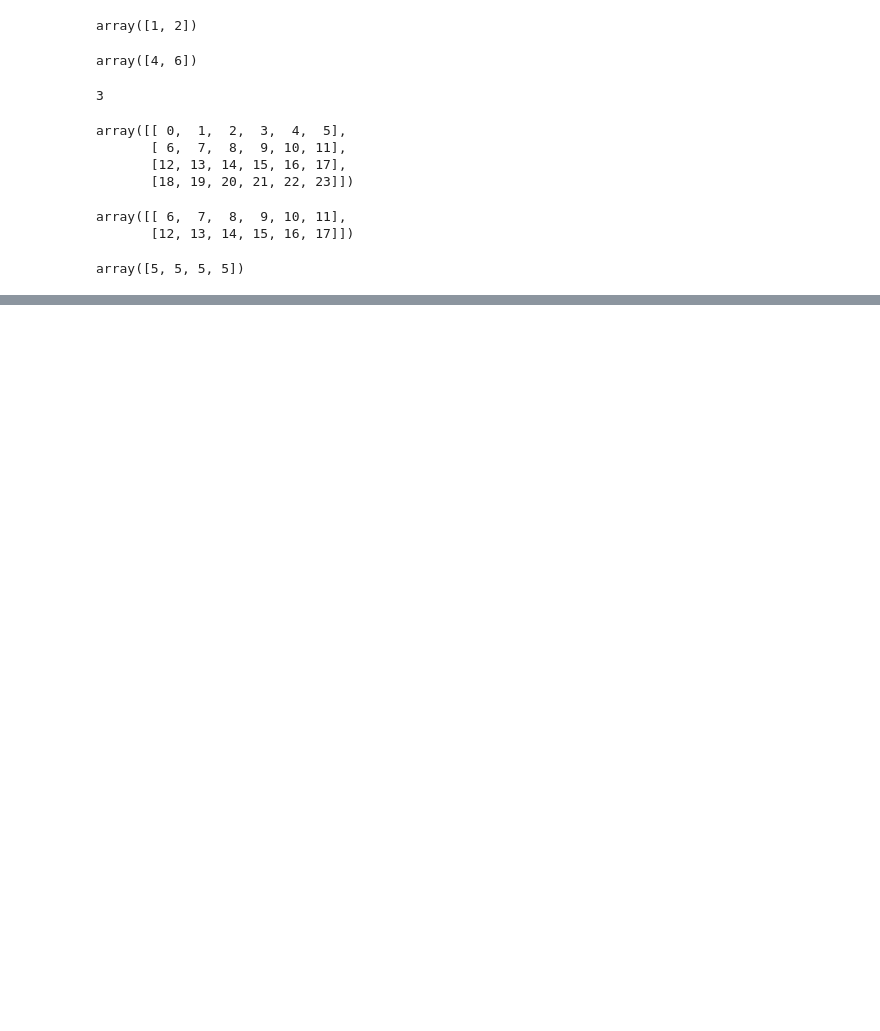
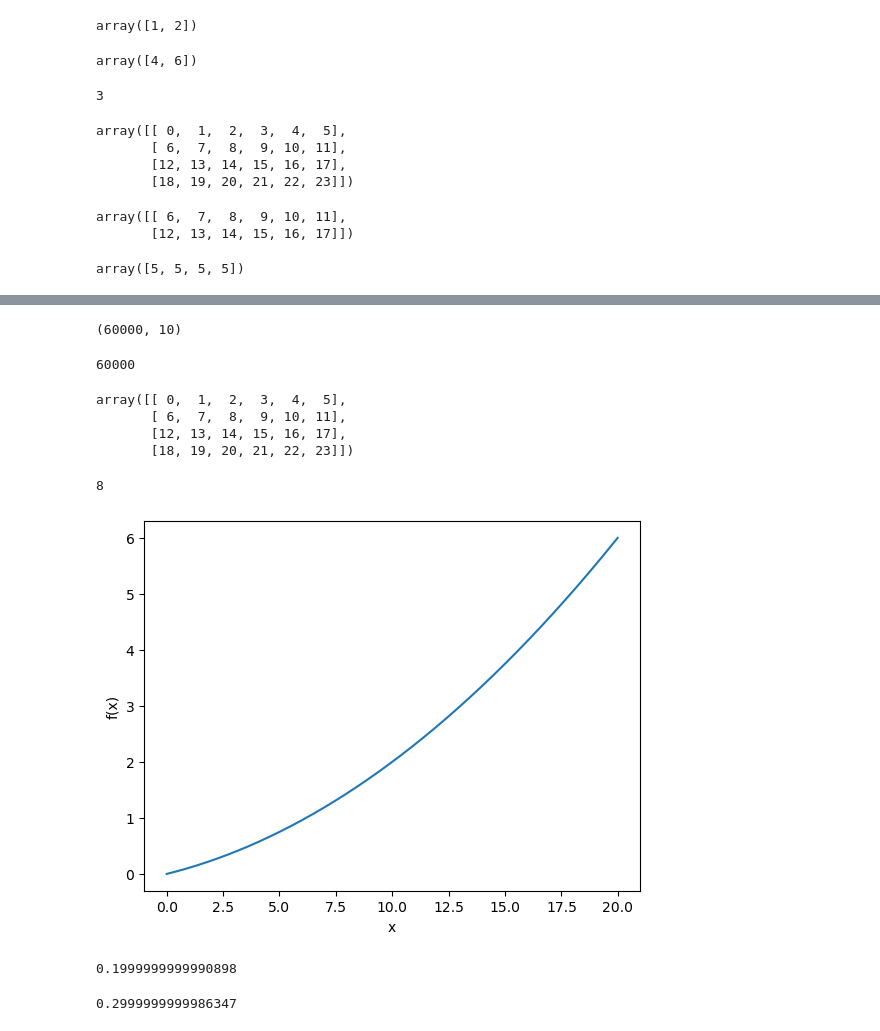
Before and after one commit to wfy0508/deepLeanrningScratch, a Jupyter notebook: perceptron/deepLearningScratch.ipynb, the cells around one changed output, grey strips where cells are left out. Saved outputs shown, nothing was run; the diff lists cells and outputs as text; code cells hidden in the pictures; blank space fills up the shorter version.

```diff
--- a/perceptron/deepLearningScratch.ipynb
+++ b/perceptron/deepLearningScratch.ipynb
@@ -573,0 +612,8 @@ array([5, 5, 5, 5])
+# %%
+print(t_train.shape)
+# %% [output]
+(60000, 10)
+# %%
+x_train.shape[0]
+# %% [output]
+60000
@@ -573,0 +630,43 @@ array([5, 5, 5, 5])
+# %%
+a
+# %% [output]
+array([[ 0,  1,  2,  3,  4,  5],
+       [ 6,  7,  8,  9, 10, 11],
+       [12, 13, 14, 15, 16, 17],
+       [18, 19, 20, 21, 22, 23]])
+# %%
+a[1, 2]
+# %% [output]
+8
+# %%
+import numpy as np
+import matplotlib.pylab as plt
+
+
+def function_1(x):
+    return 0.01 * x ** 2 + 0.1 * x
+
+
+x = np.arange(0, 20.0, 0.01)
+y = function_1(x)
+plt.plot(x, y)
+plt.xlabel("x")
+plt.ylabel("f(x)")
+plt.show()
+# %% [output]
+[figure, added]
+# %%
+import sys, os
+
+sys.path.append(os.pardir)
+from common.functions import numerical_diff, fun
+
+# 在x=5处的导数
+numerical_diff(funcation_1, 5)
+# %% [output]
+0.1999999999990898
+# %%
+# 在x=10处的导数
+numerical_diff(funcation_1, 10)
+# %% [output]
+0.2999999999986347
```
Also changed, not shown: parts of 8 cells of this notebook, 1 other file.
